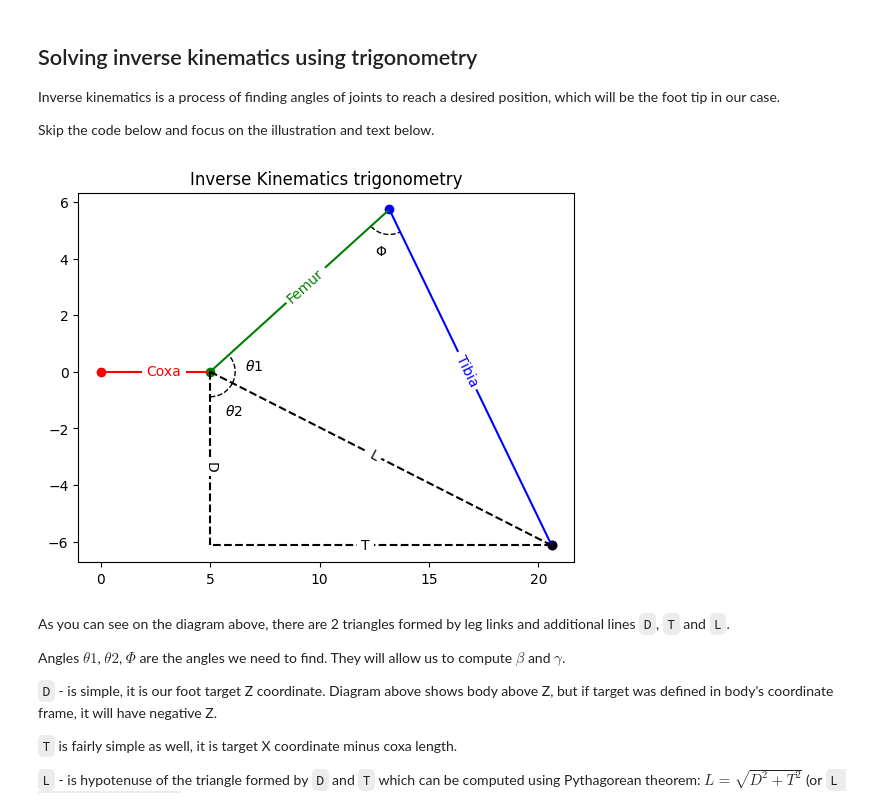
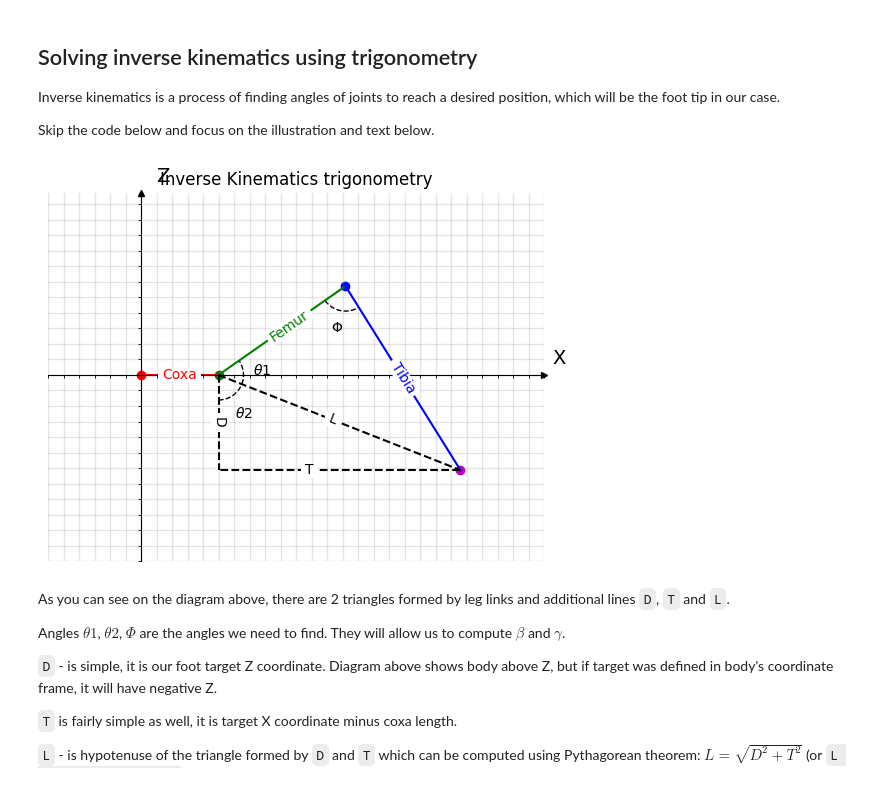
Before and after one commit to Dr-QP/Dr.QP, a Jupyter notebook: packages/runtime/drqp_brain/notebooks/getting_started_with_robot_ik.ipynb, the cells around one changed output. Saved outputs shown, nothing was run; the diff lists cells and outputs as text; code cells hidden in the pictures.

```diff
--- a/packages/runtime/drqp_brain/notebooks/getting_started_with_robot_ik.ipynb
+++ b/packages/runtime/drqp_brain/notebooks/getting_started_with_robot_ik.ipynb
@@ -182,24 +182,13 @@ from inline_labels import add_inline_labels
 from plotting import AngleAnnotation
 
 
-def inverse_kinematics(coxa_length, femur_length, tibia_length, foot_target):
-    # This is the function that we need to implement
-
-    # These are guessed angles, computed ones should be close to them
-    theta1, theta2, phi = 27, 28, 273
-    return theta1, theta2, phi
-
-
-foot_target = Point(20.61, -6.14, label='Foot target')
-
 coxa_len = 5
 femur_len = 10
 tibia_len = 14
 
-theta1, theta2, phi = inverse_kinematics(coxa_len, femur_len, tibia_len, foot_target)
-
-beta = 90 - (theta1 + theta2)
-gamma = 180 - phi
+alpha = 0
+beta = 35
+gamma = -93
 
 model = forward_kinematics(
     coxa_len,
@@ -219,7 +208,7 @@ fig, ax, _, _ = plot_leg_with_points(
     'Inverse Kinematics trigonometry',
     no_link_labels=True,
     no_joint_labels=True,
-    no_cartesian_plane=True,
+    no_cartesian_ticks=True,
 )
 
 body, coxa, femur, tibia = model
@@ -227,7 +216,6 @@ d_end = Point(coxa.end.x, tibia.end.y)
 ax.plot(*zip(coxa.end, tibia.end), 'k--', label='L')
 ax.plot(*zip(coxa.end, d_end), 'k--', label='D')
 ax.plot(*zip(tibia.end, d_end), 'k--', label='T')
-ax.scatter(foot_target.x, foot_target.y, color='k', label='Foot target')
 
 AngleAnnotation(
     femur.start.numpy(),
@@ -246,34 +234,34 @@ AngleAnnotation(
     d_end.numpy(),
     tibia.end.numpy(),
     ax=ax,
     size=50,
     text=r'$\theta$2',
     color='k',
     linestyle='--',
     textposition='outside',
     text_kw=dict(fontsize=10, color='k'),
 )
 
 
 AngleAnnotation(
     femur.end.numpy(),
     femur.start.numpy(),
     tibia.end.numpy(),
     ax=ax,
     size=50,
     text=r'$\Phi$',
     color='k',
     linestyle='--',
     textposition='outside',
     text_kw=dict(fontsize=10, color='k'),
 )
 
 add_inline_labels(ax, with_overall_progress=False, fontsize='medium')
 ax.legend().remove()  # remove legend as labels are added inline
 
 pass
 # %% [output]
-[figure, old version]
+[figure, new version]
 # %% [markdown]
 As you can see on the diagram above, there are 2 triangles formed by leg links and additional lines `D`, `T` and `L`.
 
```
Also changed, not shown: parts of 5 cells of this notebook, 1 other file.
